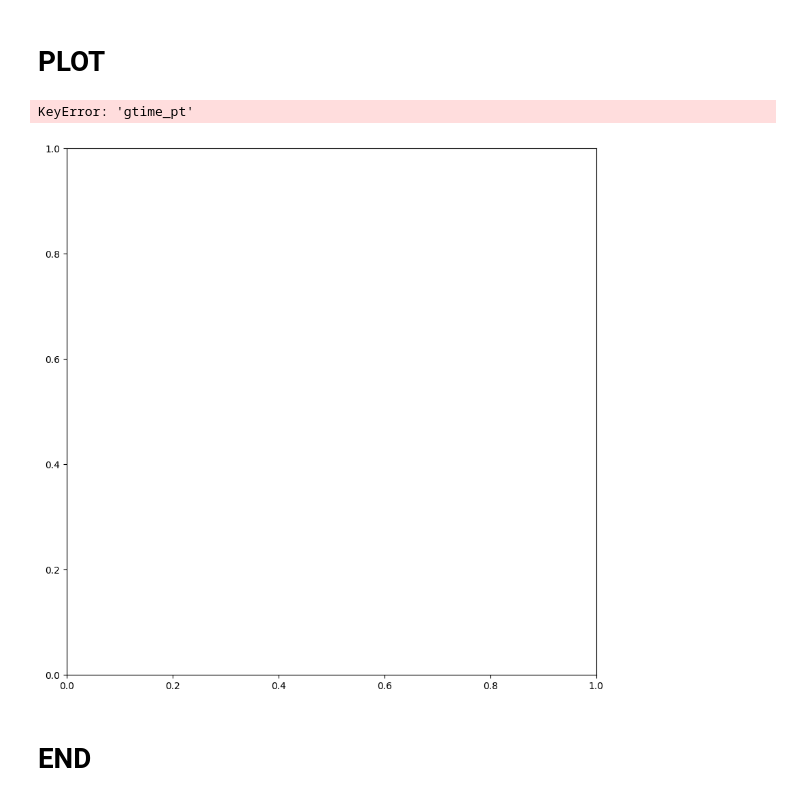
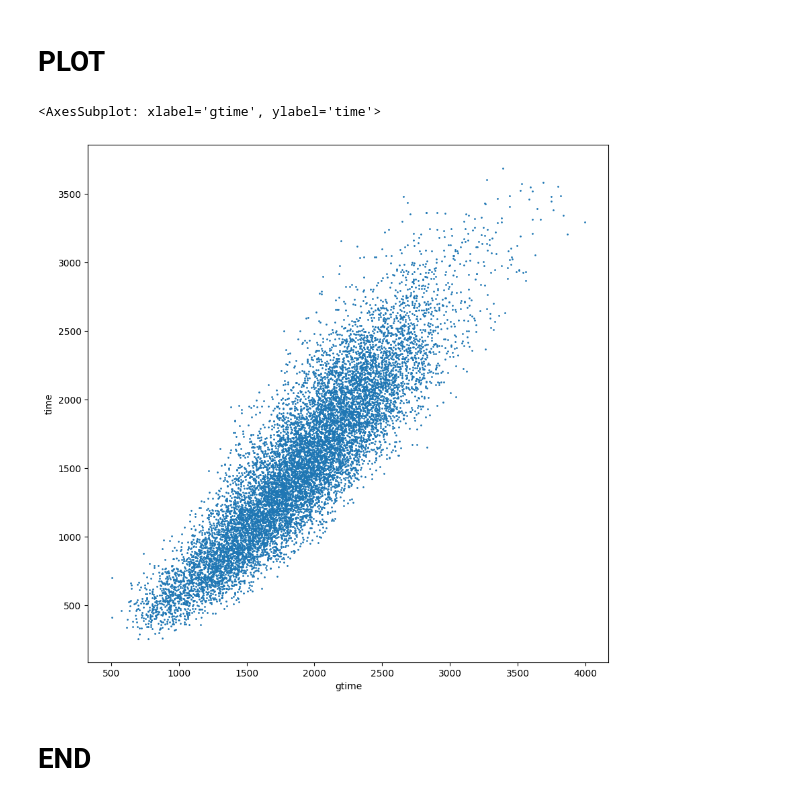
Before and after one commit to systragroup/quetzal_paris, a Jupyter notebook: notebooks/transport/B10_all_or_nothing_pathfinders.ipynb, the cells around one changed output. Drawn from its saved outputs; the diff is of its cells as text; code cells hidden in the pictures.

```diff
--- a/notebooks/transport/B10_all_or_nothing_pathfinders.ipynb
+++ b/notebooks/transport/B10_all_or_nothing_pathfinders.ipynb
@@ -79,9 +81,9 @@ sm.to_zippedpickles(training_folder + 'models/{scen}/aon_pathfinder'.format(scen
 # %%
 los = pd.merge(sm.pt_los, sm.car_los, on=['origin', 'destination'], suffixes=['_pt', '_car'])
 los = los.loc[los['origin'] != los['destination']]
-los.plot(kind='scatter', x='gtime_pt', y='gtime_car', figsize=[10, 10], s=1)
+los.plot(kind='scatter', x='gtime', y='time', figsize=[10, 10], s=1)
 # %% [output]
-KeyError: 'gtime_pt'
+<AxesSubplot: xlabel='gtime', ylabel='time'>
-[figure, old version]
+[figure, new version]
 # %% [markdown]
 # END
```
Also changed, not shown: parts of 2 cells of this notebook, 42 other files.
